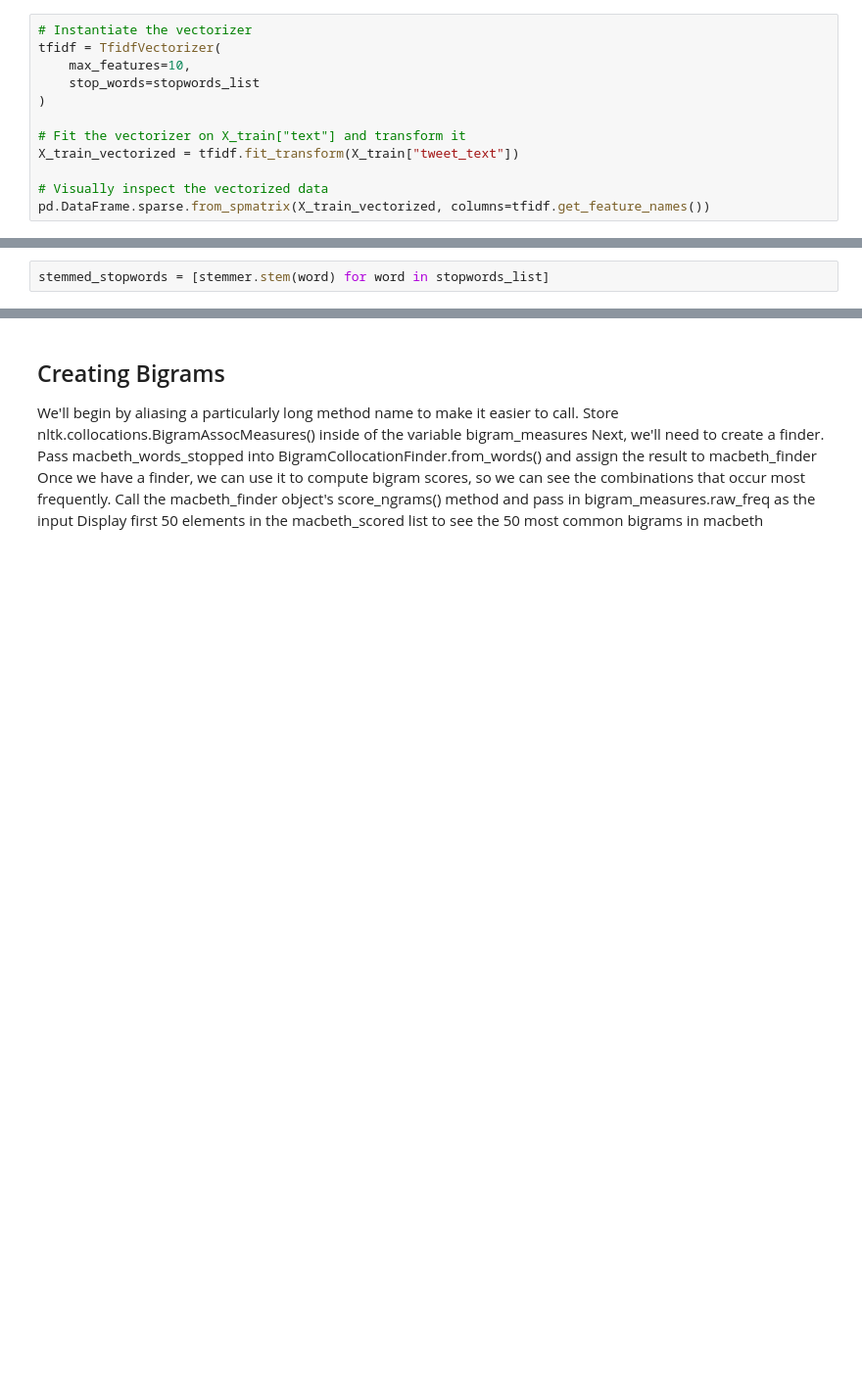
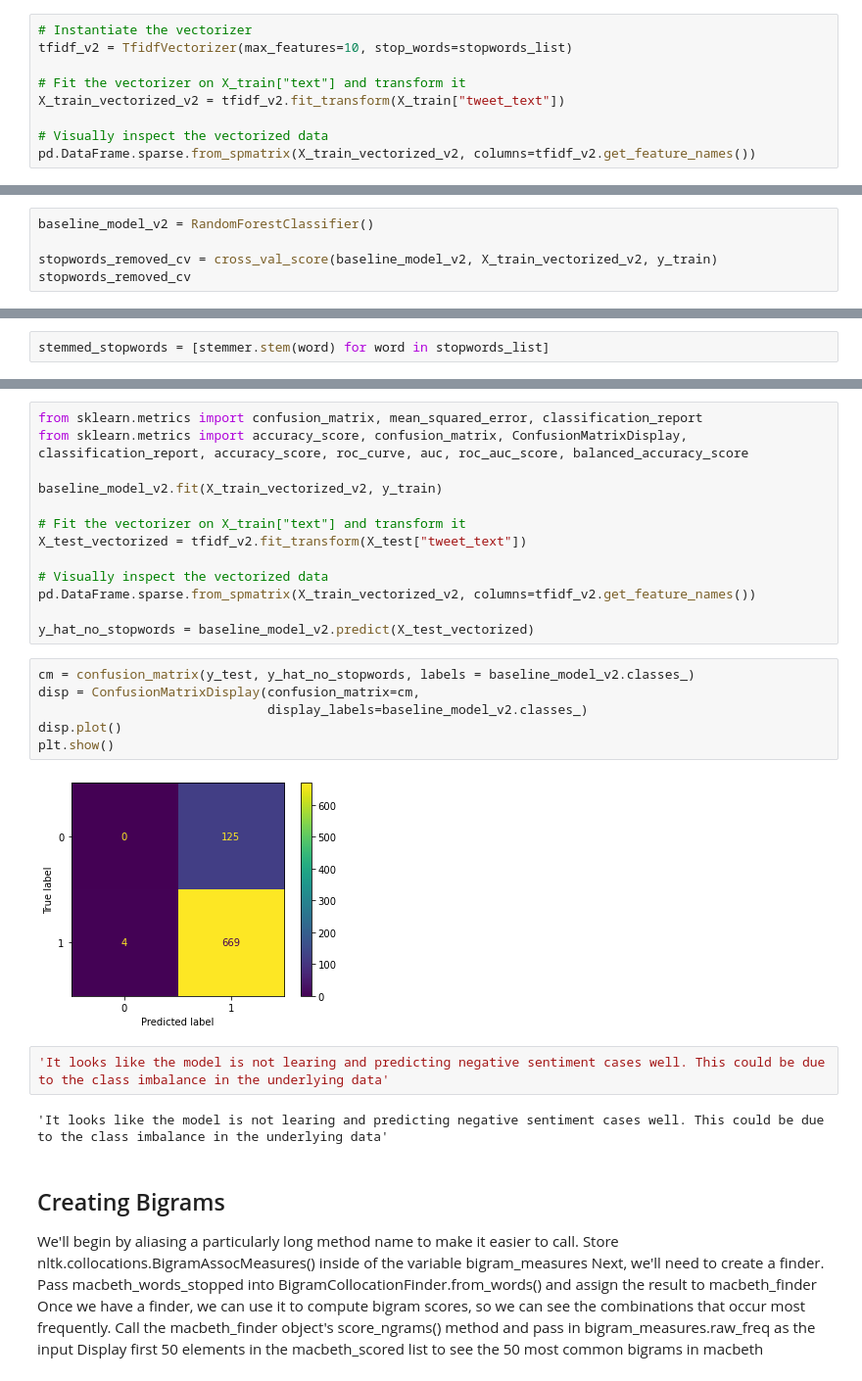
Before and after one commit to mitchellren123/Twitter-NLP-Sentiment, a Jupyter notebook: Twitter-NLP.ipynb, the cells around one changed output, grey strips where cells are left out. Shown: that part at 98% size. Drawn from its saved outputs; the diff is of its cells as text; blank space fills up the shorter version.

```diff
--- a/Twitter-NLP.ipynb
+++ b/Twitter-NLP.ipynb
@@ -344,15 +278,12 @@ visualize_top_10(train_freq_dist_stopwords_removed, 'Top 10 Word Frequency for F
 # %%
 # Instantiate the vectorizer
-tfidf = TfidfVectorizer(
-    max_features=10,
-    stop_words=stopwords_list
-)
+tfidf_v2 = TfidfVectorizer(max_features=10, stop_words=stopwords_list)
 
 # Fit the vectorizer on X_train["text"] and transform it
-X_train_vectorized = tfidf.fit_transform(X_train["tweet_text"])
+X_train_vectorized_v2 = tfidf_v2.fit_transform(X_train["tweet_text"])
 
 # Visually inspect the vectorized data
-pd.DataFrame.sparse.from_spmatrix(X_train_vectorized, columns=tfidf.get_feature_names())
+pd.DataFrame.sparse.from_spmatrix(X_train_vectorized_v2, columns=tfidf_v2.get_feature_names())
 # %% [output]
 |  | apple | google | ipad | iphone | link | mention | quot | rt | store | sxsw |
 | 0 | 0.000000 | 0.928578 | 0.000000 | 0.00000 | 0.000000 | 0.000000 | 0.000000 | 0.000000 | 0.000000 | 0.371136 |
@@ -374,0 +301,5 @@ array([0.83507307, 0.83507307, 0.83507307, 0.83682008, 0.83472803])
+# %%
+baseline_model_v2 = RandomForestClassifier()
+
+stopwords_removed_cv = cross_val_score(baseline_model_v2, X_train_vectorized_v2, y_train)
+stopwords_removed_cv
@@ -424,3 +360,28 @@ for word in macbeth_top_50:
+# %%
+from sklearn.metrics import confusion_matrix, mean_squared_error, classification_report
+from sklearn.metrics import accuracy_score, confusion_matrix, ConfusionMatrixDisplay, classification_report, accuracy_score, roc_curve, auc, roc_auc_score, balanced_accuracy_score
+
+baseline_model_v2.fit(X_train_vectorized_v2, y_train)
+
+# Fit the vectorizer on X_train["text"] and transform it
+X_test_vectorized = tfidf_v2.fit_transform(X_test["tweet_text"])
+
+# Visually inspect the vectorized data
+pd.DataFrame.sparse.from_spmatrix(X_train_vectorized_v2, columns=tfidf_v2.get_feature_names())
+
+y_hat_no_stopwords = baseline_model_v2.predict(X_test_vectorized)
+# %%
+cm = confusion_matrix(y_test, y_hat_no_stopwords, labels = baseline_model_v2.classes_)
+disp = ConfusionMatrixDisplay(confusion_matrix=cm,
+                              display_labels=baseline_model_v2.classes_)
+disp.plot()
+plt.show()
+# %% [output]
+[figure, added]
+# %%
+'It looks like the model is not learing and predicting negative sentiment cases well. This could be due to the class imbalance in the underlying data'
+# %% [output]
+'It looks like the model is not learing and predicting negative sentiment cases well. This could be due to the class imbalance in the underlying data'
 # %% [markdown]
 ## Creating Bigrams
 
```
Also changed, not shown: parts of 18 cells of this notebook.
